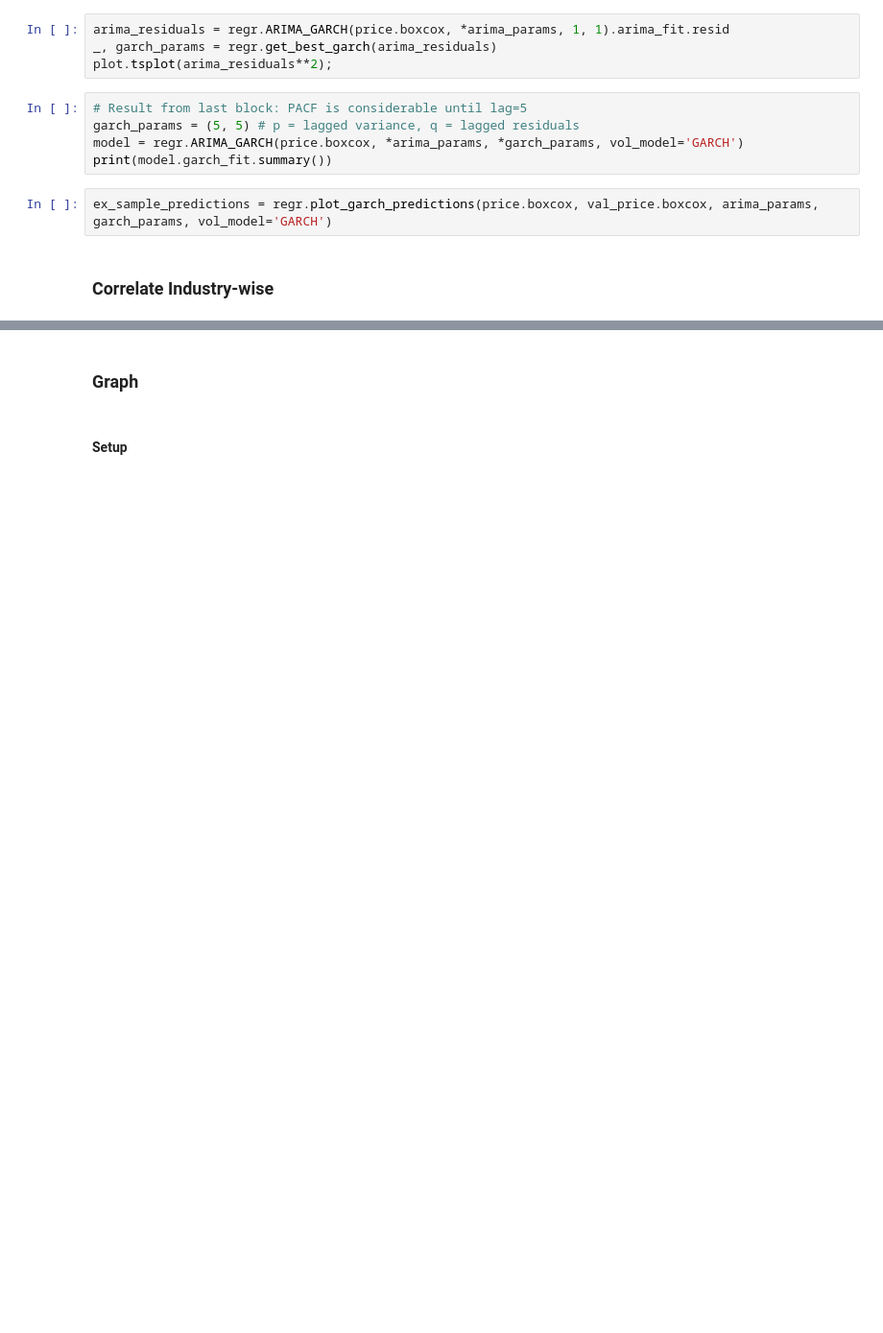
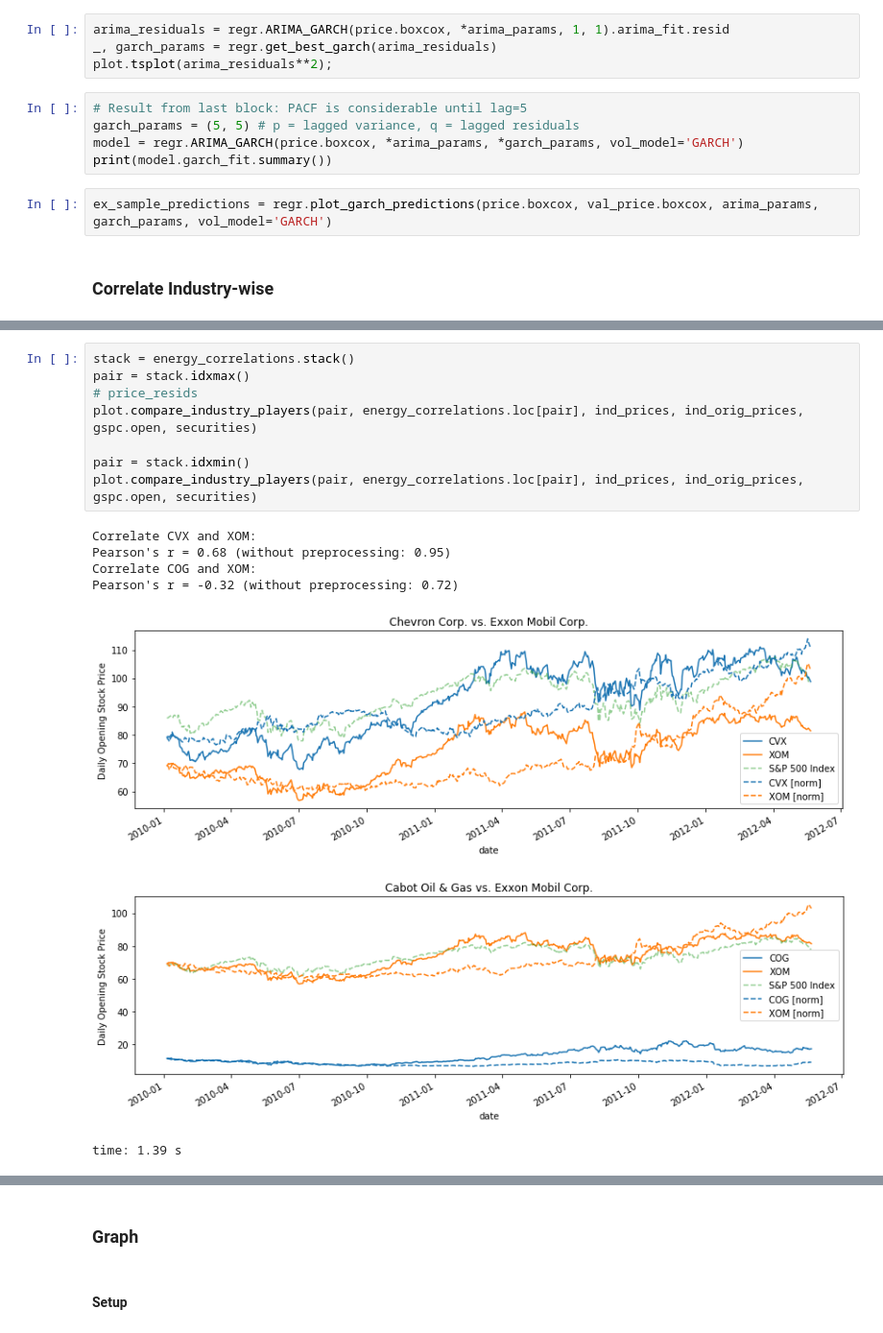
Before and after one commit to Chaoste/nlp-stocks, a Jupyter notebook: research/15.0-Stocks-Regression-Analysis.ipynb, the cells around one changed output, grey strips where cells are left out. Shown at 96% size. Cells and saved outputs as stored; diff of their text form; blank space fills up the shorter version.

```diff
--- a/research/15.0-Stocks-Regression-Analysis.ipynb
+++ b/research/15.0-Stocks-Regression-Analysis.ipynb
@@ -290,0 +380,16 @@ time: 200 ms
+# %%
+stack = energy_correlations.stack()
+pair = stack.idxmax()
+# price_resids
+plot.compare_industry_players(pair, energy_correlations.loc[pair], ind_prices, ind_orig_prices, gspc.open, securities)
+
+pair = stack.idxmin()
+plot.compare_industry_players(pair, energy_correlations.loc[pair], ind_prices, ind_orig_prices, gspc.open, securities)
+# %% [output]
+Correlate CVX and XOM:
+Pearson's r = 0.68 (without preprocessing: 0.95)
+Correlate COG and XOM:
+Pearson's r = -0.32 (without preprocessing: 0.72)
+[figure, added]
+[figure, added]
+time: 1.39 s
```
Also changed, not shown: parts of 50 cells of this notebook, 7 other files.
